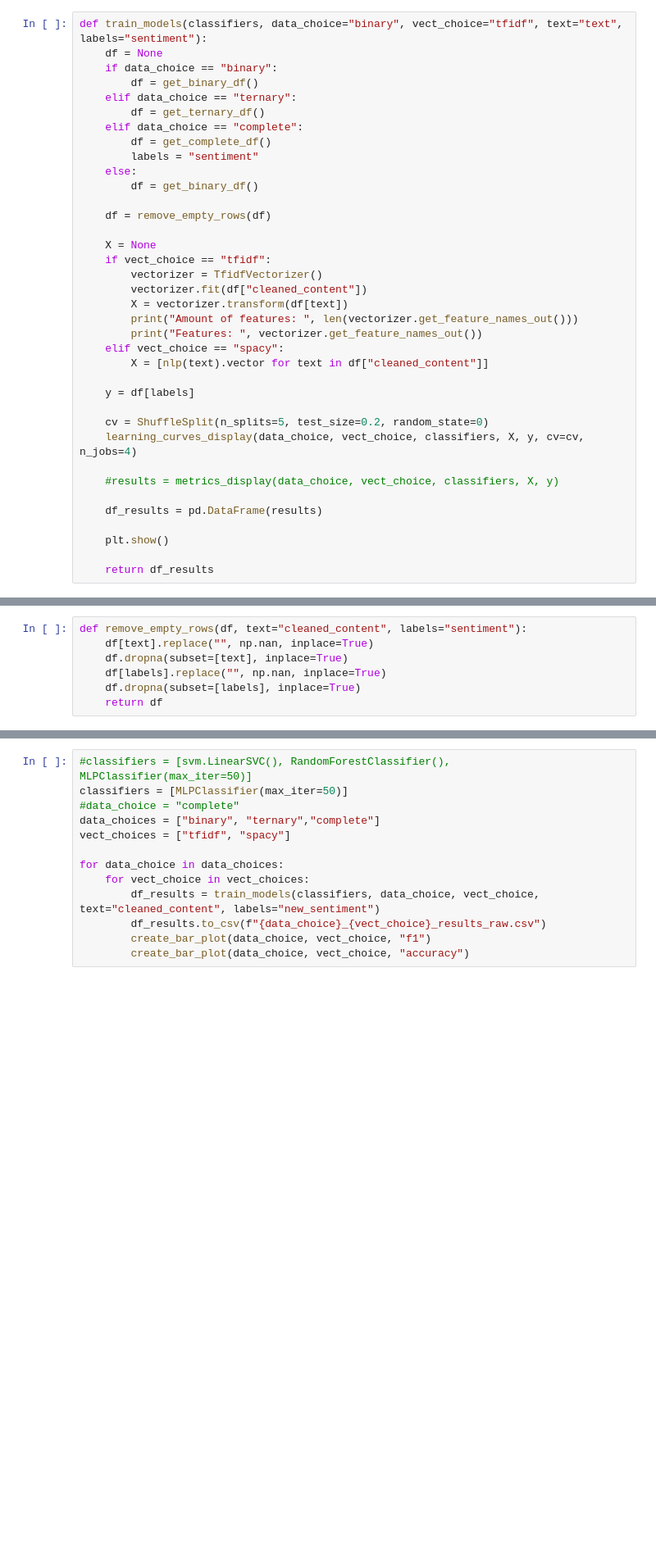
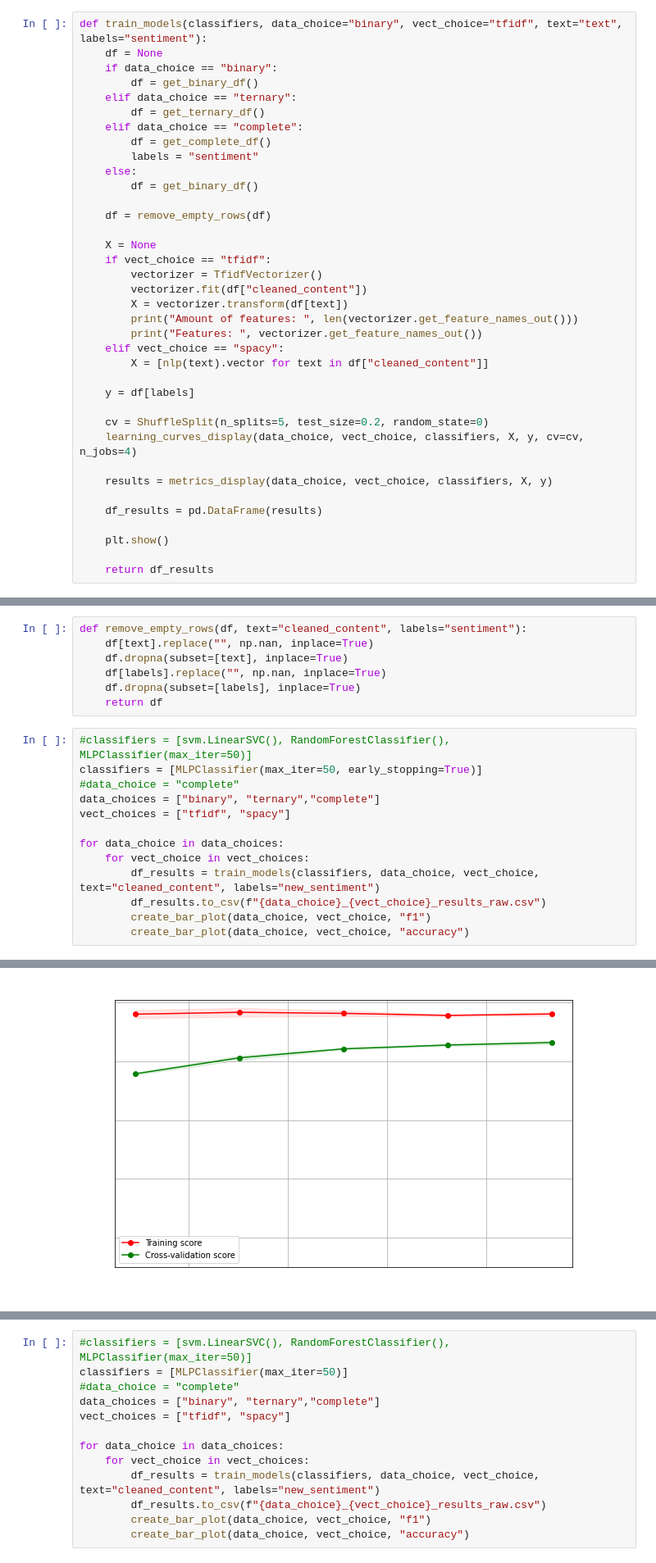
Before and after one commit to engelmap/nlp-project, a Jupyter notebook: TrainingAndMetrics.ipynb, the cells around one changed output, grey strips where cells are left out. Shown: that part at 82% size. Drawn from its saved outputs; the diff is of its cells as text; blank space fills up the shorter version.

Commit message:
Trained MLPClassifier

```diff
--- a/TrainingAndMetrics.ipynb
+++ b/TrainingAndMetrics.ipynb
@@ -196,7 +194,7 @@ def train_models(classifiers, data_choice="binary", vect_choice="tfidf", text="t
     cv = ShuffleSplit(n_splits=5, test_size=0.2, random_state=0)
     learning_curves_display(data_choice, vect_choice, classifiers, X, y, cv=cv, n_jobs=4)
 
-    #results = metrics_display(data_choice, vect_choice, classifiers, X, y)
+    results = metrics_display(data_choice, vect_choice, classifiers, X, y)
 
     df_results = pd.DataFrame(results)
 
@@ -236,3 +234,17 @@ def remove_empty_rows(df, text="cleaned_content", labels="sentiment"):
     df[labels].replace("", np.nan, inplace=True)
     df.dropna(subset=[labels], inplace=True)
     return df
+# %%
+#classifiers = [svm.LinearSVC(), RandomForestClassifier(), MLPClassifier(max_iter=50)]
+classifiers = [MLPClassifier(max_iter=50, early_stopping=True)]
+#data_choice = "complete"
+data_choices = ["binary", "ternary","complete"]
+vect_choices = ["tfidf", "spacy"]
+
+for data_choice in data_choices:
+    for vect_choice in vect_choices:
+        df_results = train_models(classifiers, data_choice, vect_choice, text="cleaned_content", labels="new_sentiment")
+        df_results.to_csv(f"{data_choice}_{vect_choice}_results_raw.csv")
+        create_bar_plot(data_choice, vect_choice, "f1")
+        create_bar_plot(data_choice, vect_choice, "accuracy")
+# %% [output]
@@ -238,0 +254 @@ def remove_empty_rows(df, text="cleaned_content", labels="sentiment"):
+[figure, added]
```
Also changed, not shown: parts of 3 cells of this notebook, 21 other files.
